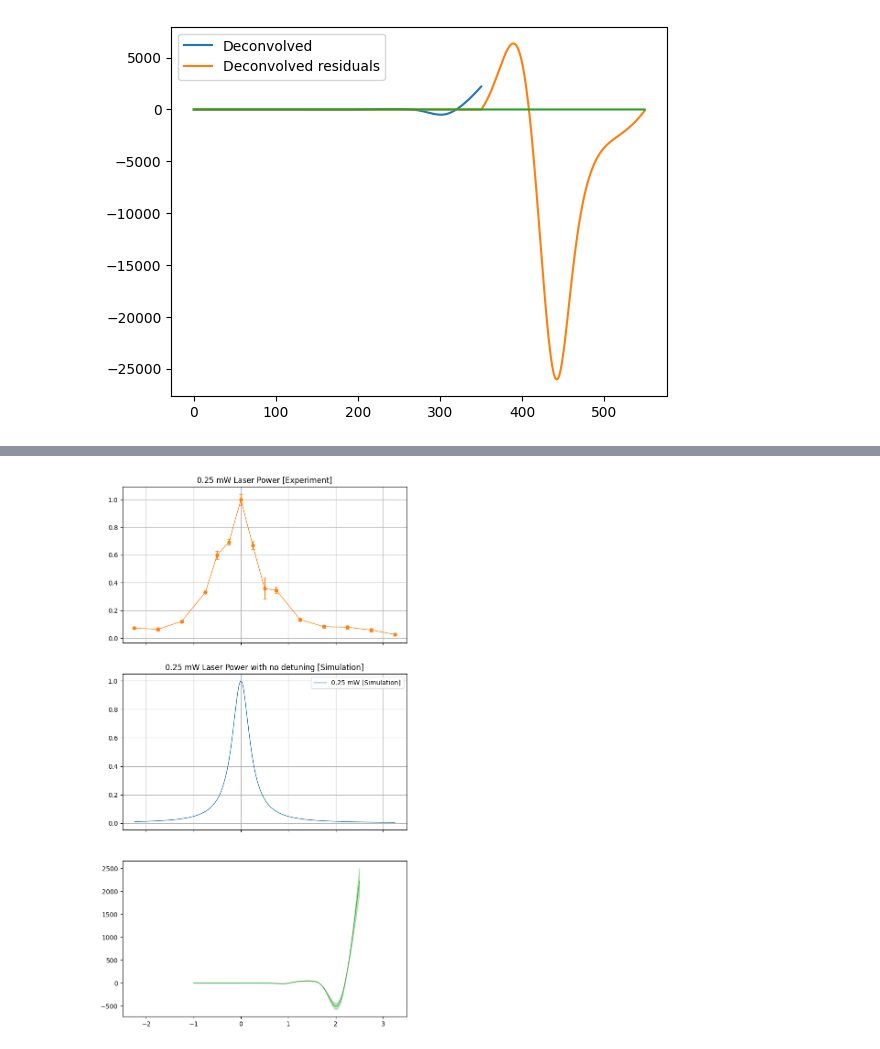
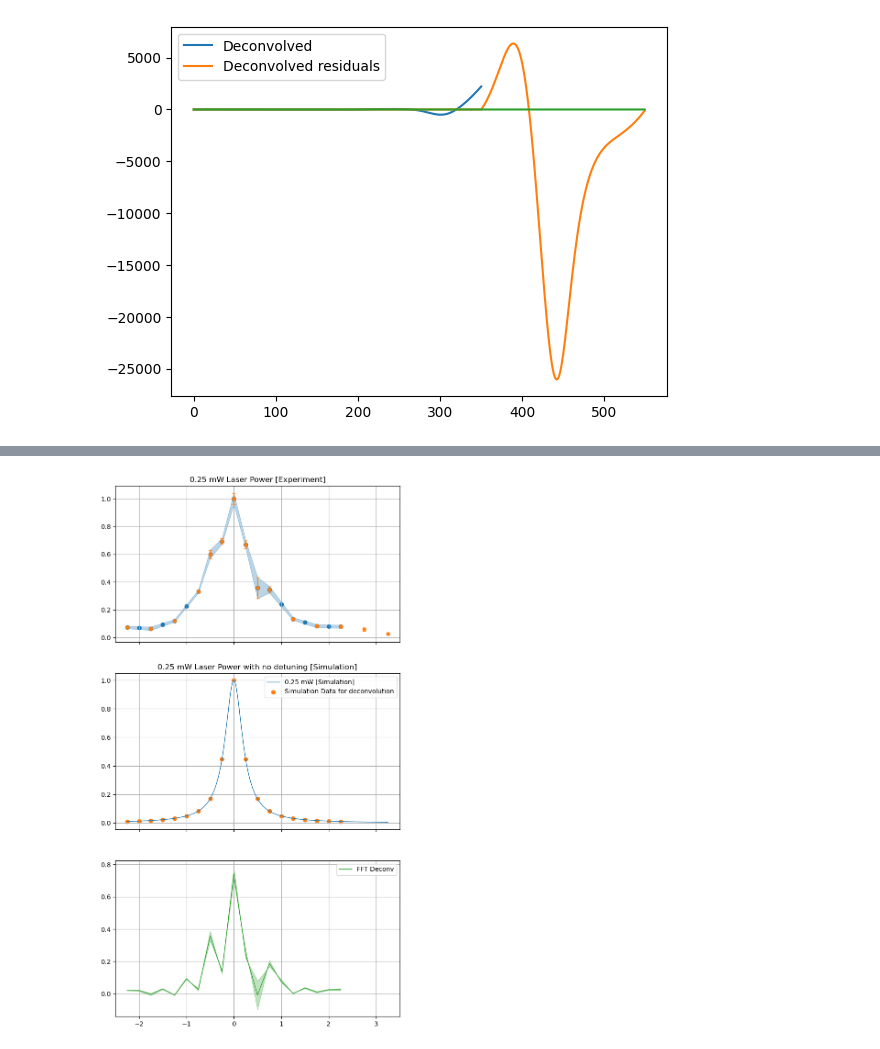
Before and after one commit to zhouperry/CeNTREX-TlF-julia-extension, a Jupyter notebook: examples/R2 transition longer beamline.ipynb, the cells around one changed output, grey strips where cells are left out. Cells and saved outputs as stored; diff of their text form; code cells hidden in the pictures.

```diff
--- a/examples/R2 transition longer beamline.ipynb
+++ b/examples/R2 transition longer beamline.ipynb
@@ -531,8 +534,8 @@ scale = 1 / d_0_25_mW[f_0_25_mw==0]
 d_0_25_mW *= scale
 de_0_25_mW *= scale
 fig, ax = plt.subplots(nrows=3, figsize=(8, 15), sharex=True)
-ax[0].errorbar(f_0_25_mw, d_0_25_mW, yerr=de_0_25_mW, fmt='o', label='0.25 mW', color='tab:orange', markersize=5, capsize=3)
-ax[0].plot(f_0_25_mw, d_0_25_mW, linestyle="solid", color="tab:orange", linewidth=1)
+ax[0].errorbar(f_0_25_mw, d_0_25_mW, yerr=de_0_25_mW, fmt='o', label='0.25 mW data', color='tab:orange', markersize=5, capsize=3)
+
 ax[0].grid()
 ax[0].set_title("0.25 mW Laser Power [Experiment]")
 ax[0].set_xlim(-2.5, 3.5)
@@ -544,27 +547,84 @@ freqs_simu = freqs_simu[mask]
 results_simu = results_simu[mask]
 ax[1].plot(freqs_simu, results_simu, label=f"{power:.2f} mW [Simulation]", linewidth=1)
 ax[1].set_title("0.25 mW Laser Power with no detuning [Simulation]")
+# interpolate experimental data to match simulation frequencies
+# slice_used = slice(100, 350)
+# ax[1].plot(freqs_simu[slice_used], results_simu[slice_used], label="Slice for deconv", color='tab:red', linewidth=1)
+
+
+freqs_used = np.arange(-2.25, 2.5, 0.25)
+interp_exp = np.interp(freqs_used, f_0_25_mw, d_0_25_mW)
+interp_up = np.interp(freqs_used, f_0_25_mw, d_0_25_mW + de_0_25_mW)
+interp_down = np.interp(freqs_used, f_0_25_mw, d_0_25_mW - de_0_25_mW)
+from scipy.signal import savgol_filter
+# interp_exp = savgol_filter(interp_exp, 15, 3)
+# interp_up = savgol_filter(interp_up, 15, 3)
+# interp_down = savgol_filter(interp_down, 15, 3)
+ax[0].scatter(freqs_used, interp_exp, label="Interpolated Experimental\n Data for deconvolution", color='tab:blue', linewidth=1)
+
+ax[0].fill_between(
+    freqs_used, interp_down, interp_up, color='tab:blue', alpha=0.3
+)
+interp_simu = np.interp(freqs_used, freqs_simu, results_simu)
+def find_nearest_index(arr, target):
+    arr = np.asarray(arr)
+    # compute absolute distance from target, then pick the index of the minimum
+    return np.abs(arr - target).argmin()
+slice_used = slice(find_nearest_index(freqs_used, -2), find_nearest_index(freqs_used, 2)+1)
+ax[1].scatter(freqs_used, interp_simu, label="Simulation Data for deconvolution", color='tab:orange', linewidth=1)
 ax[1].legend()
 ax[1].grid()
-# ax[1].set_yscale("log")
-# interpolate experimental data to match simulation frequencies
-interp = np.interp(freqs_simu, f_0_25_mw, d_0_25_mW)
-interp_up = np.interp(freqs_simu, f_0_25_mw, d_0_25_mW + de_0_25_mW)
-interp_down = np.interp(freqs_simu, f_0_25_mw, d_0_25_mW - de_0_25_mW)
 
-fs_distribution = deconvolve(interp, results_simu[125:325])[0]
-ax[2].plot(-1+np.arange(0, len(fs_distribution) * 0.01, 0.01)[:len(fs_distribution)], fs_distribution, label="Deconvolved Distribution", color='tab:green', linewidth=1)
-fs_distribution_up = deconvolve(interp_up, results_simu[125:325])[0]
-fs_distribution_down = deconvolve(interp_down, results_simu[125:325])[0]
+# fs_distribution = deconvolve(interp_exp, interp_simu[slice_used])[0]
+# fs_distribution_res = np.zeros(len(freqs_used))
+# fs_distribution_up_res = np.zeros(len(freqs_used))
+# fs_distribution_down_res = np.zeros(len(freqs_used))
+# fs_distribution_up = deconvolve(interp_up, results_simu[slice_used])[0]
+# fs_distribution_down = deconvolve(interp_down, results_simu[slice_used])[0]
+# s = len(results_simu[slice_used])//2
+# try:
+#     fs_distribution_res[s:len(freqs_used)-s] = fs_distribution
+#     fs_distribution_up_res[s:len(fs_distribution_up_res)-s] = fs_distribution_up
+#     fs_distribution_down_res[s:len(fs_distribution_down_res)-s] = fs_distribution_down
+# except ValueError:
+#     fs_distribution_res[s:len(freqs_used)-s+1] = fs_distribution
+#     fs_distribution_up_res[s:len(fs_distribution_up_res)-s+1] = fs_distribution_up
+#     fs_distribution_down_res[s:len(fs_distribution_down_res)-s+1] = fs_distribution_down
+# ax[0].legend()
+# ax[2].plot(freqs_used, fs_distribution_res, label="Deconvolved Distribution", color='tab:green', linewidth=1)
 
-ax[2].fill_between(
-    -1+np.arange(0, len(fs_distribution) * 0.01, 0.01)[:len(fs_distribution)], fs_distribution_down, fs_distribution_up, color='tab:green', alpha=0.3, label="Deconvolved Distribution Uncertainty"
-)
+def fft_estimation(interp_exp):
+    n = len(interp_exp)
+    H = np.fft.rfft(interp_simu, n=n)      # PSF
+    F = np.fft.rfft(interp_exp,          n=n)          # data
+    ε = 1e-3                                          # regularization
+    G = (F * np.conj(H)) / (H*np.conj(H) + ε)         # Wiener filter
+    fs_est = np.fft.irfft(G, n=n)
 
-# ax.set_xlabel("Frequency IR [MHz]")
-# ax.set_ylabel("Normalized Signal")
-# ax.set_xlim(-2.5,3.5)
-# ax.grid()
-# ax.legend()
-# ax.set_title("Normalized Signal vs Frequency for 0.25 mW Laser Power")
+    return fs_est
+
+# deconv, deconv_up, deconv_down are length-n arrays
+# freqs_used is your length-n x-axis, containing 0 somewhere in it
+deconv = fft_estimation(interp_exp)
+deconv_up = fft_estimation(interp_up)
+deconv_down = fft_estimation(interp_down)
+# 1. find where the deconv is actually peaking:
+idx_peak = np.argmax(deconv)
+
+# 2. find the array index that corresponds to x = 0
+idx_zero = np.argmin(np.abs(freqs_used - 0.0))
+
+# 3. compute how much to shift
+shift = idx_zero - idx_peak
+
+# 4. circularly roll all three series
+deconv_c      = np.roll(deconv,      shift)
+deconv_up_c   = np.roll(deconv_up,   shift)
+deconv_down_c = np.roll(deconv_down, shift)
+
+# 5. plot the centered result
+ax[2].plot(  freqs_used, deconv_c,      label="FFT Deconv", color='tab:green', linewidth=1)
+ax[2].fill_between(freqs_used, deconv_down_c, deconv_up_c, color='tab:green', alpha=0.3)
+ax[2].legend()
+ax[2].grid()
 # %% [output]
@@ -572 +631 @@ ax[2].fill_between(
-[figure, old version]
+[figure, new version]
```
Also changed, not shown: parts of 4 cells of this notebook.
